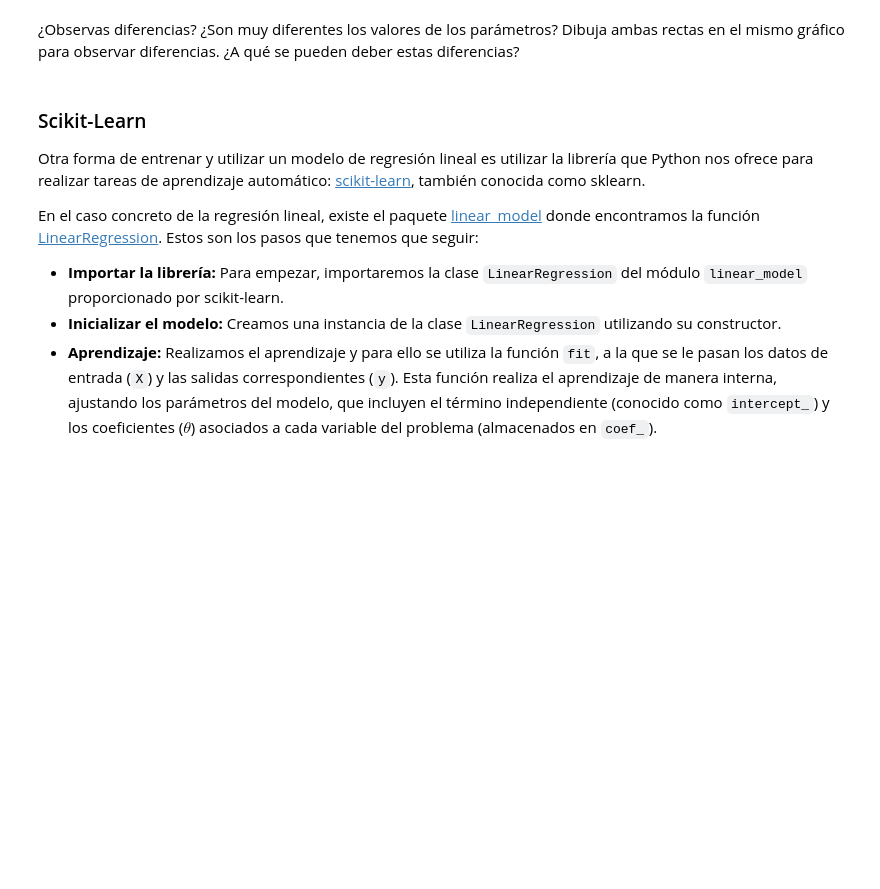
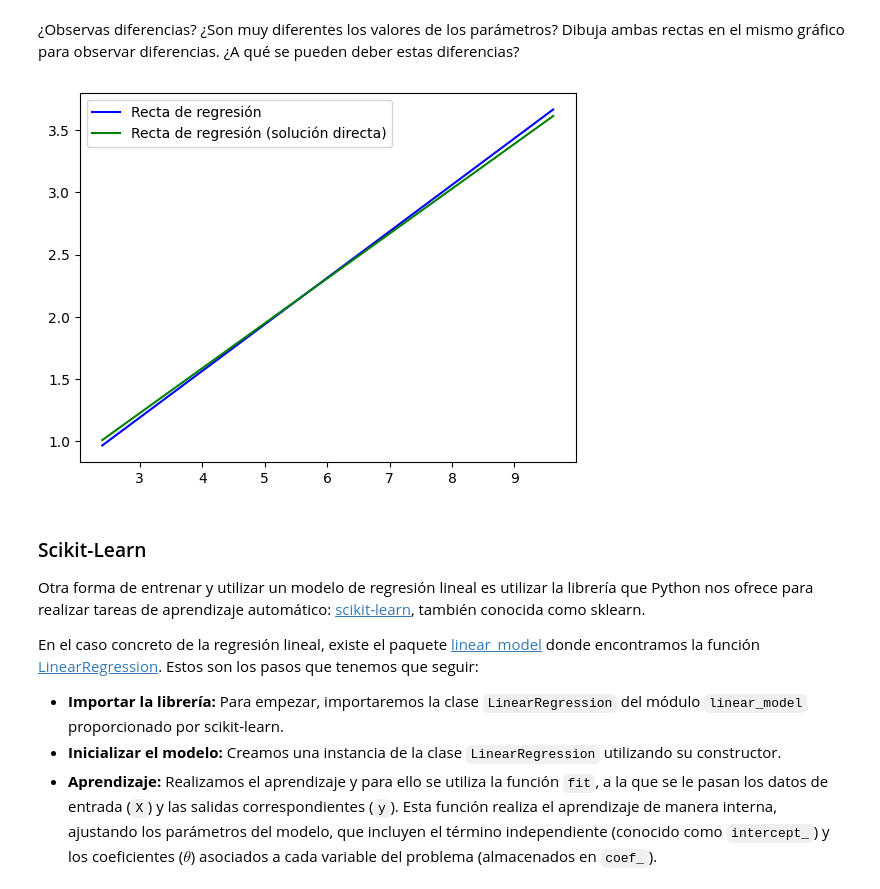
Before and after one commit to TomasAlignani/APRENDIZAJE, a Jupyter notebook: 2. RegresionLineal_1variable/practica2_RegresionLineal_1variable.ipynb, the cells around one changed output. Drawn from its saved outputs; the diff is of its cells as text; code cells hidden in the pictures; blank space fills up the shorter version.

```diff
--- a/2. RegresionLineal_1variable/practica2_RegresionLineal_1variable.ipynb
+++ b/2. RegresionLineal_1variable/practica2_RegresionLineal_1variable.ipynb
@@ -332,3 +356,25 @@ Reutiliza el código anterior para mostrarla.
+# %%
+# Crea las variables xx e yy para cada modelo
+# <RELLENAR>
+theta = np.zeros([2, 1])
+theta,_ = gradient_descent(X, y, theta, alpha=0.01, num_iters=20)
+xx = np.linspace(eje_x.min(), eje_x.max(), 10)
+yy = theta[0] + theta[1]*xx
+
+plt.plot(xx_gradiente, yy_gradiente, color='blue', label='Recta de regresión')
+
+theta = reg_directa(X, y)
+xx2 = np.linspace(eje_x.min(), eje_x.max(), 10)
+yy2 = theta[0] + theta[1]*xx2
+
+plt.plot(xx2, yy2, color='green', label='Recta de regresión (solución directa)')
+plt.legend()
+plt.show()
+
+# Crea la gráfica
+# <RELLENAR>
+# %% [output]
+[figure, added]
 # %% [markdown]
 ### Scikit-Learn <a id="parte4"></a>
 Otra forma de entrenar y utilizar un modelo de regresión lineal es utilizar la librería que Python nos ofrece para realizar tareas de aprendizaje automático: [scikit-learn](http://scikit-learn.org/stable/), también conocida como sklearn.
```
Also changed, not shown: parts of 10 cells of this notebook.
